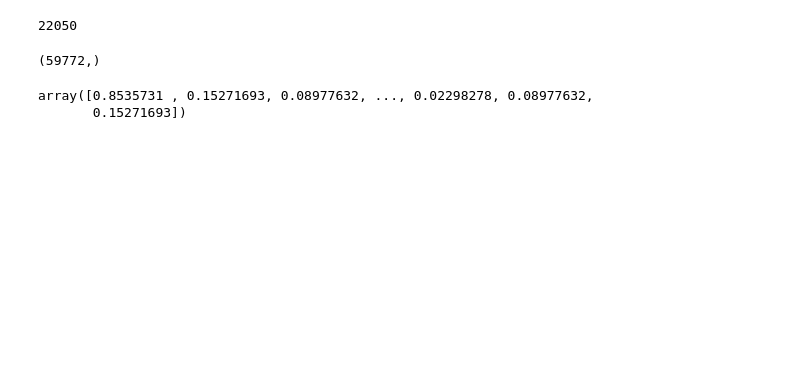
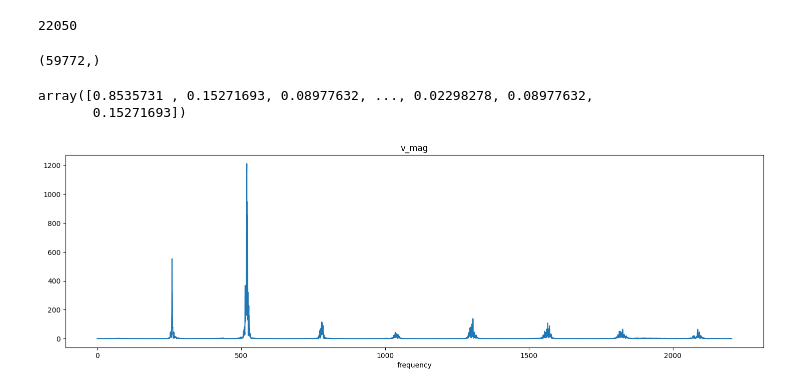
Before and after one commit to Themaytrix/audioprocessing, a Jupyter notebook: fft.ipynb, the cells around one changed output. Cells and saved outputs as stored; diff of their text form; code cells hidden in the pictures; blank space fills up the shorter version.

```diff
--- a/fft.ipynb
+++ b/fft.ipynb
@@ -37,7 +37,7 @@ array([0.8535731 , 0.15271693, 0.08977632, ..., 0.02298278, 0.08977632,
        0.15271693])
 # %%
 # a function to help visualize the magnitude spectrum
-def plot(signal, title, sr):
+def plot_magnitude_spec(signal, title, sr,freq_ratio =1 ):
     # get the fft
     fft = np.fft.fft(signal)
     fft_magnitude_spec = np.abs(fft)
@@ -46,9 +46,14 @@ def plot(signal, title, sr):
     # initialize a pyplot figure
     plt.figure(figsize=(18,5))
     frequency = np.linspace(0,sr,len(fft_magnitude_spec))
+    num_frequency_bins = int(len(frequency) * freq_ratio)
 
     # plot
-    plt.plot(frequency,fft_magnitude_spec)
+    plt.plot(frequency[:num_frequency_bins],fft_magnitude_spec[:num_frequency_bins])
     plt.xlabel("frequency")
     plt.title(title)
     plt.show()
+# %%
+plot_magnitude_spec(violin,'v_mag',sr,0.1)
+# %% [output]
+[figure, added]
```
Also changed, not shown: 1 other file.
